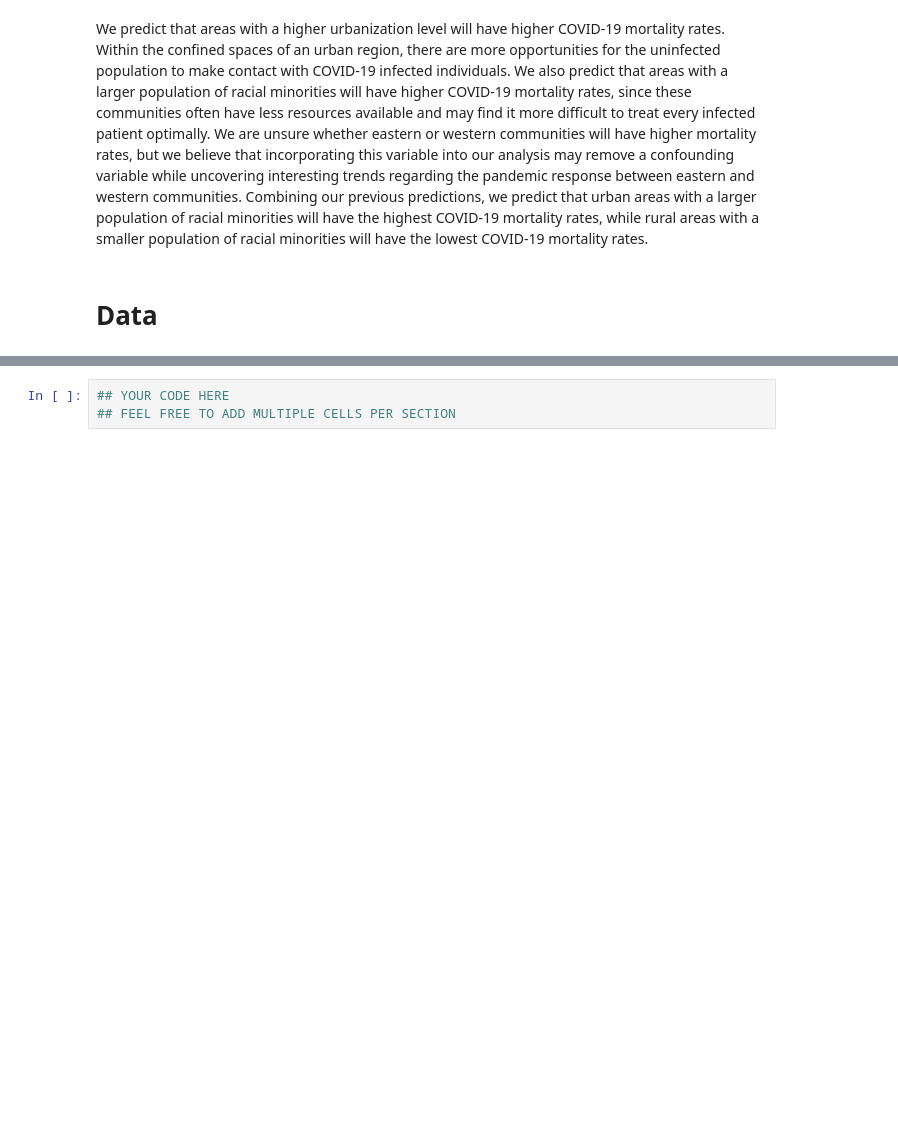
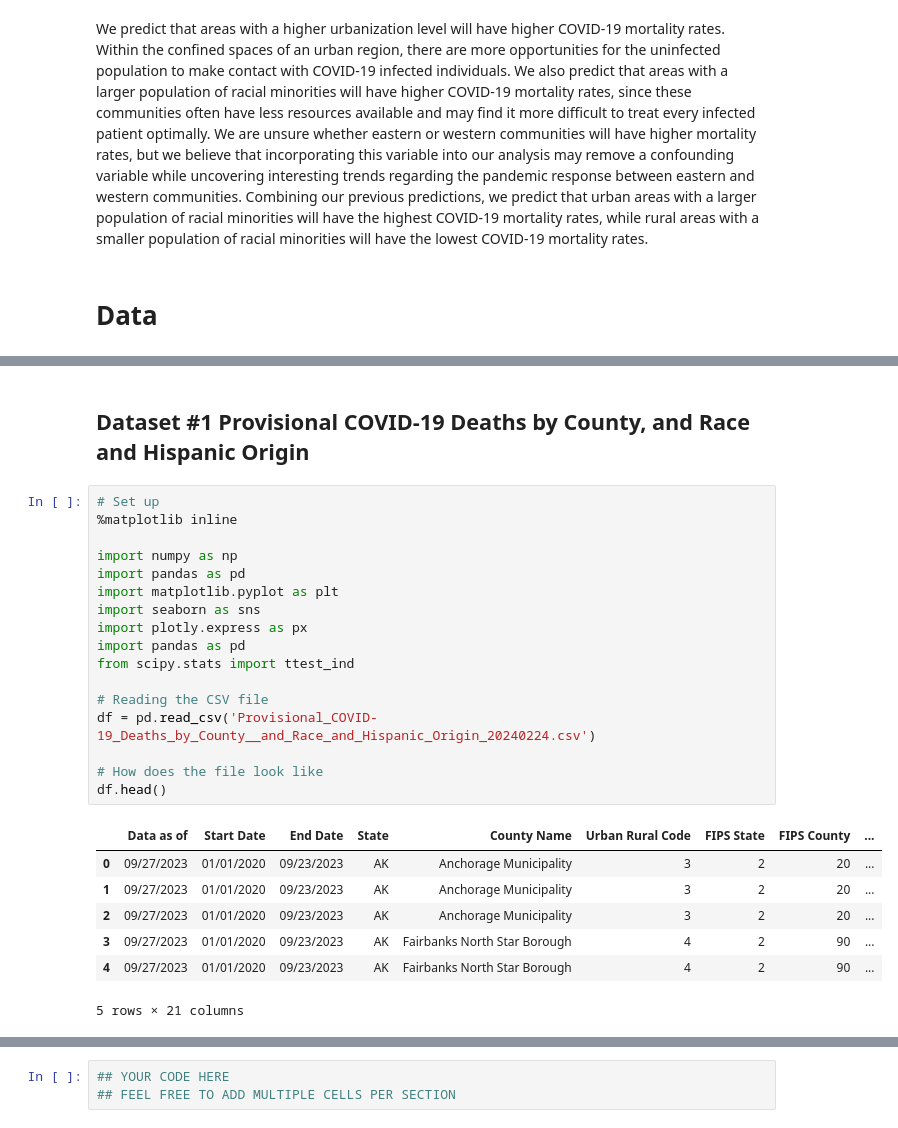
Before and after one commit to kshtwr/COVID-Mortality-Rate-in-Diverse-Cities, a Jupyter notebook: FinalProject_Group116_WI24.ipynb, the cells around one changed output, grey strips where cells are left out. Cells and saved outputs as stored; diff of their text form; blank space fills up the shorter version.

```diff
--- a/FinalProject_Group116_WI24.ipynb
+++ b/FinalProject_Group116_WI24.ipynb
@@ -81,0 +64,27 @@ Carry out whatever EDA you need to for your project.  Because every project will
+# %% [markdown]
+## Dataset #1 Provisional COVID-19 Deaths by County, and Race and Hispanic Origin
+# %%
+# Set up
+%matplotlib inline
+
+import numpy as np
+import pandas as pd
+import matplotlib.pyplot as plt
+import seaborn as sns
+import plotly.express as px
+import pandas as pd
+from scipy.stats import ttest_ind
+
+# Reading the CSV file
+df = pd.read_csv('Provisional_COVID-19_Deaths_by_County__and_Race_and_Hispanic_Origin_20240224.csv')
+
+# How does the file look like
+df.head()
+# %% [output]
+|  | Data as of | Start Date | End Date | State | County Name | Urban Rural Code | FIPS State | FIPS County | ... |
+| 0 | 09/27/2023 | 01/01/2020 | 09/23/2023 | AK | Anchorage Municipality | 3 | 2 | 20 | ... |
+| 1 | 09/27/2023 | 01/01/2020 | 09/23/2023 | AK | Anchorage Municipality | 3 | 2 | 20 | ... |
+| 2 | 09/27/2023 | 01/01/2020 | 09/23/2023 | AK | Anchorage Municipality | 3 | 2 | 20 | ... |
+| 3 | 09/27/2023 | 01/01/2020 | 09/23/2023 | AK | Fairbanks North Star Borough | 4 | 2 | 90 | ... |
+| 4 | 09/27/2023 | 01/01/2020 | 09/23/2023 | AK | Fairbanks North Star Borough | 4 | 2 | 90 | ... |
+5 rows × 21 columns
```
Also changed, not shown: parts of 23 cells of this notebook.
